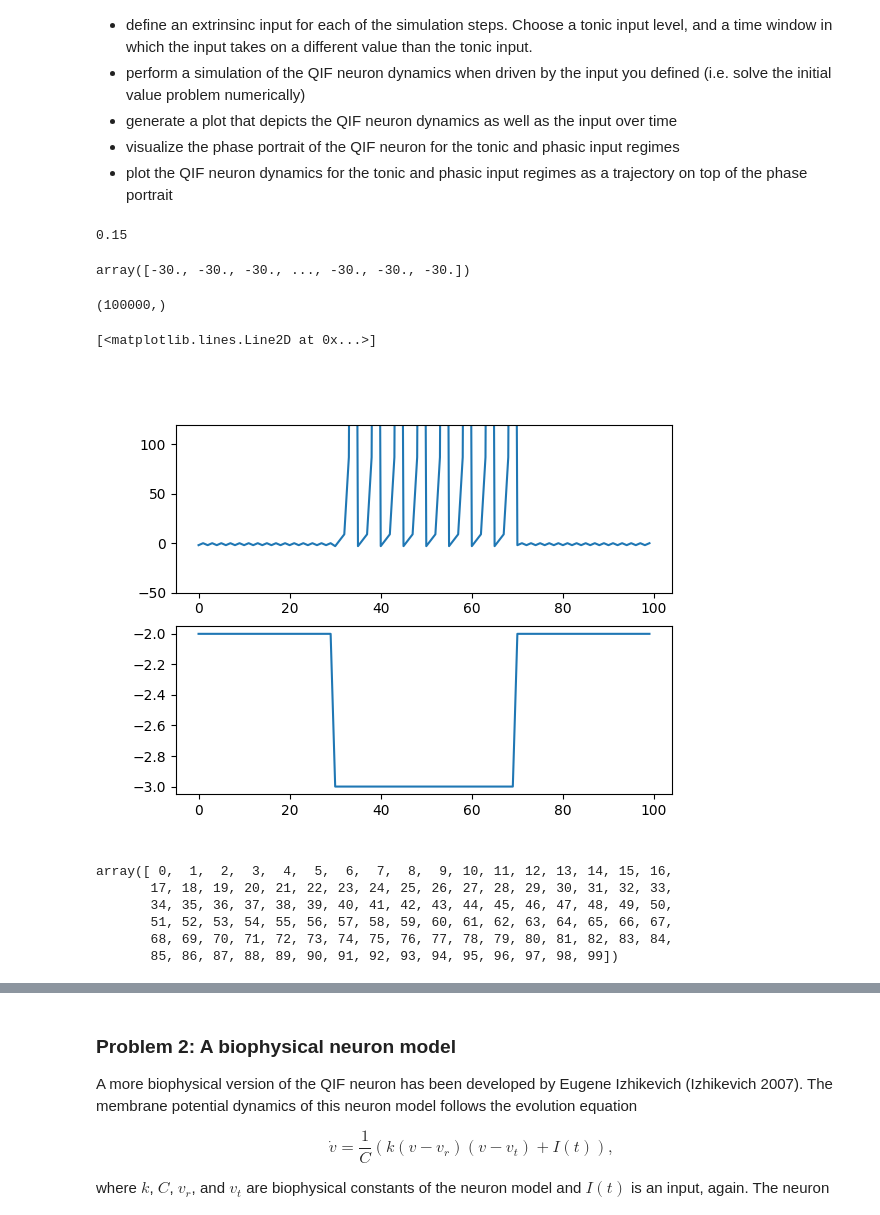
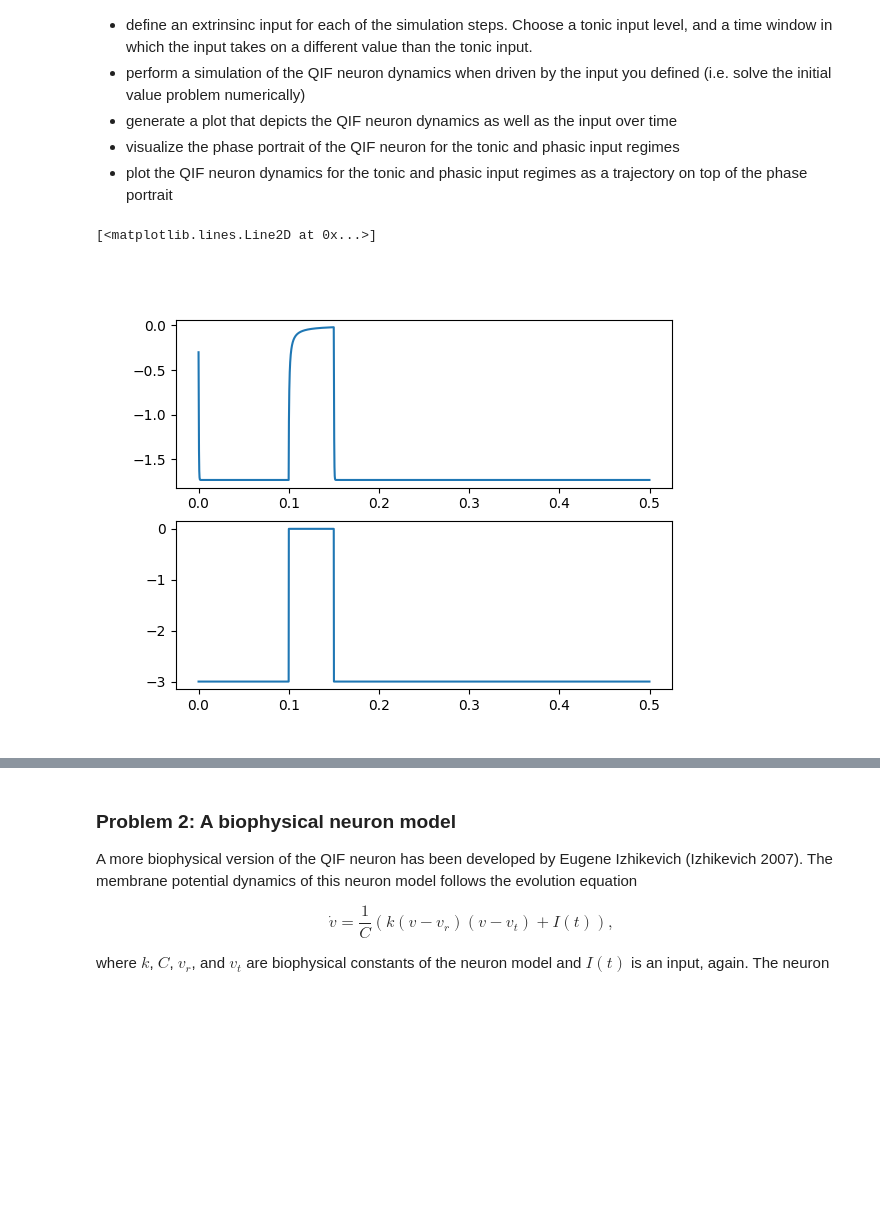
Before and after one commit to dbasrai/nuin443, a Jupyter notebook: problemSets/NUIN443_ps10_neural_dynamics.ipynb, the cells around one changed output, grey strips where cells are left out. Saved outputs shown, nothing was run; the diff lists cells and outputs as text; code cells hidden in the pictures; blank space fills up the shorter version.

```diff
--- a/problemSets/NUIN443_ps10_neural_dynamics.ipynb
+++ b/problemSets/NUIN443_ps10_neural_dynamics.ipynb
@@ -47,66 +47,67 @@ For each of these regimes, you are asked to do the following:
 - generate a plot that depicts the QIF neuron dynamics as well as the input over time
 - visualize the phase portrait of the QIF neuron for the tonic and phasic input regimes
 - plot the QIF neuron dynamics for the tonic and phasic input regimes as a trajectory on top of the phase portrait
-# %%
-150e-3
-# %% [output]
-0.15
-# %%
-inp
-# %% [output]
-array([-30., -30., -30., ..., -30., -30., -30.])
-# %%
-inp.shape
-# %% [output]
-(100000,)
 # %%
 # Scenario I
 ############
 
 def qif(v, I):
     return v**2 + I
 
+def qif_step(v, I, dt):
+    return v + qif(v, I)*dt
 
 # simulation parameters
-T = 100.0
-t = 100
-dt = 1
+tmax = 500.  # simulation time in milliseconds
+dt = 0.1      # simulation timestep in milliseconds
+time = np.arange(0, tmax, dt)/1000.  # simulation timestamps
+simtime = len(time)
+
+stim_on = 0.1        # stimulus onset time in seconds
+stim_duration = .05   # stimulus duration in seconds
+stim_amp = 0# stimulusamplitude in uA
 
 # define input
-inp = np.ones(int(t))
-inp = inp*-2
-inp[30:70] = -3
-v_store = []
+I = np.ones(simtime)
+tonic = -3
+I = tonic*I
+I[int(stim_on * 10000):int((stim_duration+stim_on) * 10000)] = stim_amp
 
 v0=0
 v=v0
+v_cutoff = 30
+v_store = []
+v_reset=-1
 
-v_cutoff = 1000
+tonic_v=[]
+tonic_dvdt=[]
+phasic_v=[]
+phasic_dvdt=[]
 
 # perform simulation
-for timestep in tqdm(np.arange(0, int(t), dt)):
-    dv = qif(v, inp[timestep])
-    v = v+dv
+for timestep in tqdm(np.arange(0, simtime)):
+    dvdt = qif(v, I[timestep])
+    v = qif_step(v, I[timestep], dt)
     if v>v_cutoff:
         v_store.append(v_cutoff)
-        v=v0
+        v=v_reset
     else:
         v_store.append(v)
+    if timestep > (stim_on*10000):
+        if timestep < (stim_duration+stim_on)*10000:
+            #phasic
+            phasic_v.append(v)
+            phasic_dvdt.append(dvdt)
+        else:
+            #tonic end
+            tonic_v.append(v)
+            tonic_dvdt.append(dvdt)
+
 
 # generate plots
 fig, ax = plt.subplots(nrows=2)
-ax[0].set_ylim(-50,120)
-ax[0].plot(v_store[:100])
-ax[1].plot(inp[:100])
+ax[0].plot(time, v_store)
+ax[1].plot(time, I)
 # %% [output]
 [<matplotlib.lines.Line2D at 0x...>]
-[figure, old version]
+[figure, new version]
-# %%
-np.arange(0,100,1)
-# %% [output]
-array([ 0,  1,  2,  3,  4,  5,  6,  7,  8,  9, 10, 11, 12, 13, 14, 15, 16,
-       17, 18, 19, 20, 21, 22, 23, 24, 25, 26, 27, 28, 29, 30, 31, 32, 33,
-       34, 35, 36, 37, 38, 39, 40, 41, 42, 43, 44, 45, 46, 47, 48, 49, 50,
-       51, 52, 53, 54, 55, 56, 57, 58, 59, 60, 61, 62, 63, 64, 65, 66, 67,
-       68, 69, 70, 71, 72, 73, 74, 75, 76, 77, 78, 79, 80, 81, 82, 83, 84,
-       85, 86, 87, 88, 89, 90, 91, 92, 93, 94, 95, 96, 97, 98, 99])
```
Also changed, not shown: parts of 9 cells of this notebook, 1 other file.
